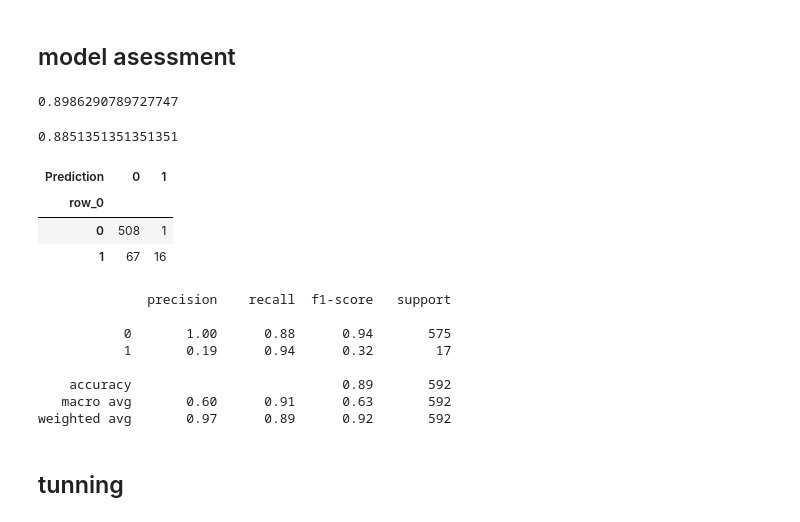
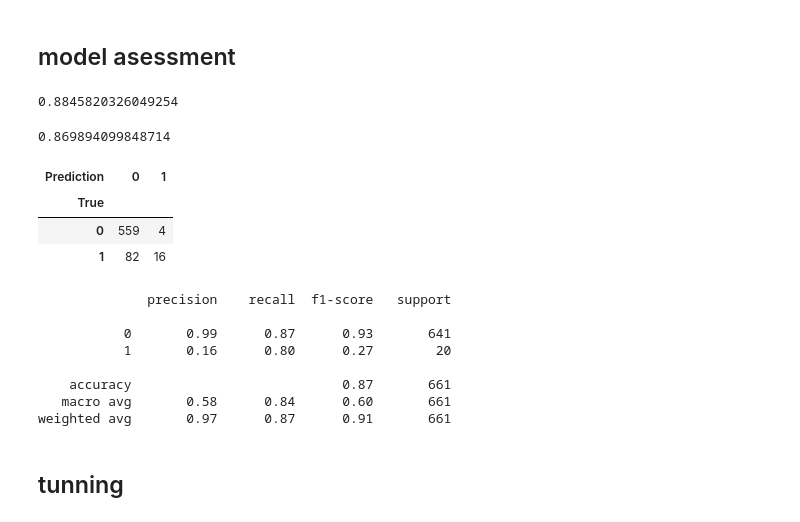
Before and after one commit to SerjWeesp/ml-python, a Jupyter notebook: bankrupt_with_logreg.ipynb, the cells around one changed output. Drawn from its saved outputs; the diff is of its cells as text; code cells hidden in the pictures.

```diff
--- a/bankrupt_with_logreg.ipynb
+++ b/bankrupt_with_logreg.ipynb
@@ -401,4 +608,5 @@ num_cols = df.select_dtypes(include=['float64']).columns
 # %% [markdown]
 ## cutting outliers
 # %%
-ratio, df_win = Winsorization_Method(df, num_cols, lower=0.03, upper=99.7)
+ratio_win, df_win = Winsorization_Method(df, num_cols, lower=0.03, upper=99.97)
+print(f"Ratio of Outliers by Winsorization_Method:{ratio_win}")
@@ -550,31 +727,31 @@ LogisticRegression(max_iter=1000, random_state=23)
 # %%
 model.score(X_train_smote, y_train_smote)
 # %% [output]
-0.8986290789727747
+0.8845820326049254
 # %%
 y_pred = model.predict(X_test_final)
 probs = model.predict_proba(X_test_final)
 # %%
 accuracy_score(y_test, y_pred)
 # %% [output]
-0.8851351351351351
+0.869894099848714
 # %%
-pd.crosstab(y_pred, y_test, colnames=['Prediction'])
+pd.crosstab(y_pred, y_test, colnames=['Prediction'], rownames=['True'])
 # %% [output]
 | Prediction | 0 | 1 |
-| row_0 |  |  |
-| 0 | 508 | 1 |
-| 1 | 67 | 16 |
+| True |  |  |
+| 0 | 559 | 4 |
+| 1 | 82 | 16 |
 # %%
 print(classification_report(y_test, y_pred))
 # %% [output]
               precision    recall  f1-score   support
 
-           0       1.00      0.88      0.94       575
-           1       0.19      0.94      0.32        17
+           0       0.99      0.87      0.93       641
+           1       0.16      0.80      0.27        20
 
-    accuracy                           0.89       592
-   macro avg       0.60      0.91      0.63       592
-weighted avg       0.97      0.89      0.92       592
+    accuracy                           0.87       661
+   macro avg       0.58      0.84      0.60       661
+weighted avg       0.97      0.87      0.91       661
 # %% [markdown]
 ## tunning
```
Also changed, not shown: parts of 47 cells of this notebook, 1 other file.
